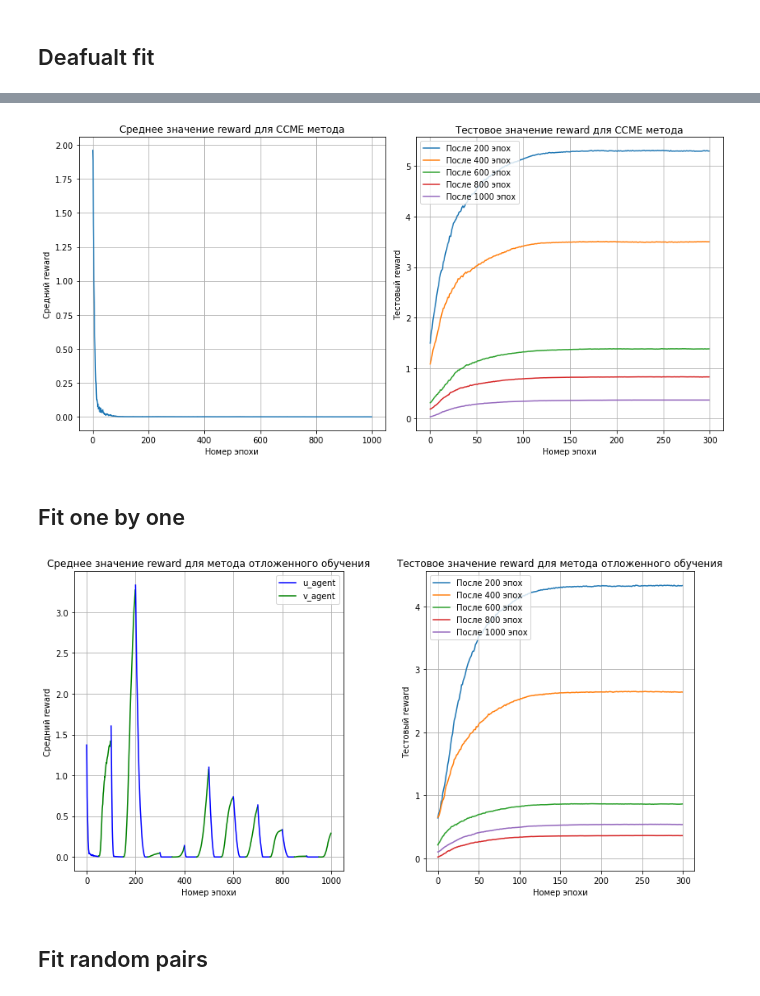
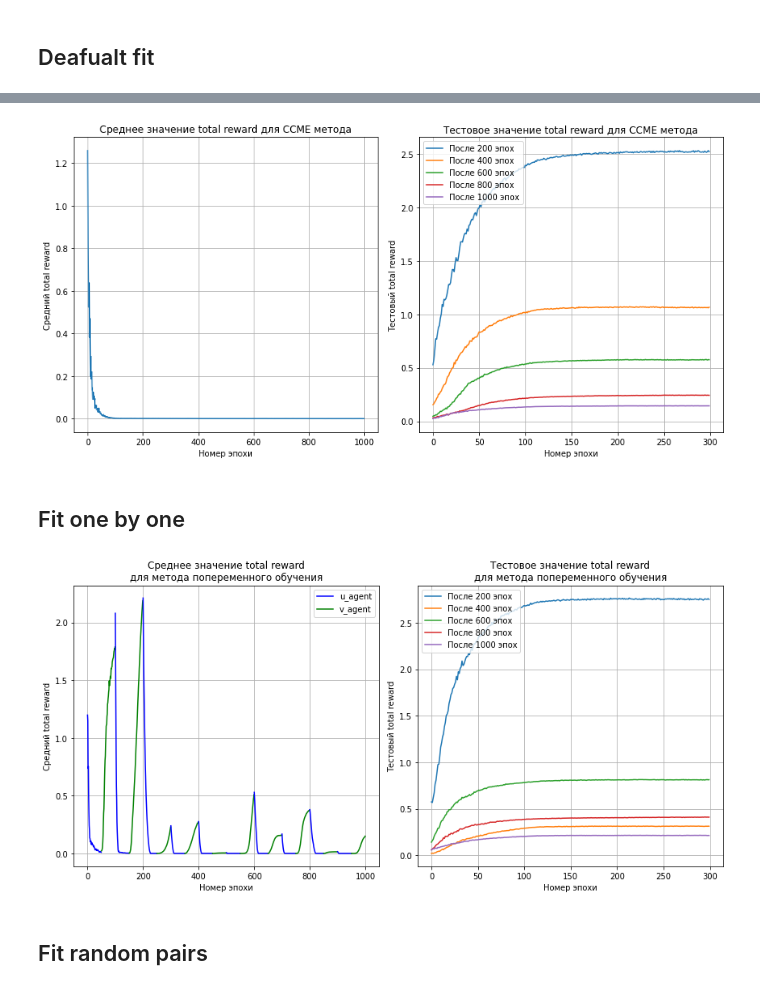
Before and after one commit to LiableFish/RL_Practise, a Jupyter notebook: UnequalGame/UnequalGameImplementation.ipynb, the cells around one changed output, grey strips where cells are left out. Saved outputs shown, nothing was run; the diff lists cells and outputs as text; code cells hidden in the pictures.

```diff
--- a/UnequalGame/UnequalGameImplementation.ipynb
+++ b/UnequalGame/UnequalGameImplementation.ipynb
@@ -492,8 +473,8 @@ epoch: 15, mean reward: 0.4975551289111998
 # %%
 _, axes = plt.subplots(1, 2, figsize=(12, 6))
-plot_mean_rewards(mean_rewards_02, method_name='CCME метода', axes=axes, test_rewards=test_rewards_02)
+plot_mean_rewards(mean_rewards, method_name='CCME метода', axes=axes, test_rewards=test_rewards)
 # %% [output]
-[figure, old version]
+[figure, new version]
 # %% [markdown]
 ## Fit one by one
 # %%
@@ -506,32 +487,32 @@ fit_agents_one_by_one(u_agent_one_by_one, v_agent_one_by_one, env, \
 # %%
 _, (ax1, ax2) = plt.subplots(1, 2, figsize=(12, 6))
 
 c = 'b'
 l = 0
 
-for rewards in np.array_split(mean_rewards_one_by_one_02, 20):
+for rewards in np.array_split(mean_rewards_one_by_one, 20):
     ax1.plot(range(l, l + len(rewards)), rewards, color=c)
     l = l + len(rewards)
     c = 'b' if c=='g' else 'g'
 ax1.set_xlabel('Номер эпохи')
-ax1.set_ylabel('Средний reward')
-ax1.set_title('Среднее значение reward для метода отложенного обучения')
+ax1.set_ylabel('Средний total reward')
+ax1.set_title('Среднее значение total reward\nдля метода попеременного обучения')
 ax1.legend(labels=['u_agent', 'v_agent'])
 ax1.grid()
 
 ax2.set_xlabel('Номер эпохи')
-ax2.set_ylabel('Тестовый reward')
-ax2.set_title('Тестовое значение reward для метода отложенного обучения')
+ax2.set_ylabel('Тестовый total reward')
+ax2.set_title('Тестовое значение total reward\nдля метода попеременного обучения')
 
-for i, test_reward in enumerate(test_rewards_one_by_one_02):
+for i, test_reward in enumerate(test_rewards_one_by_one):
     ax2.plot(range(len(test_reward)), test_reward, label=f'После {int((i + 1) * len(mean_rewards) / len(test_rewards))} эпох')
 ax2.legend(loc='upper left')
 ax2.grid()
 
 plt.tight_layout()
 plt.show()
 # %% [output]
-[figure, old version]
+[figure, new version]
 # %% [markdown]
 ## Fit random pairs
 # %%
```
Also changed, not shown: parts of 7 cells of this notebook.
